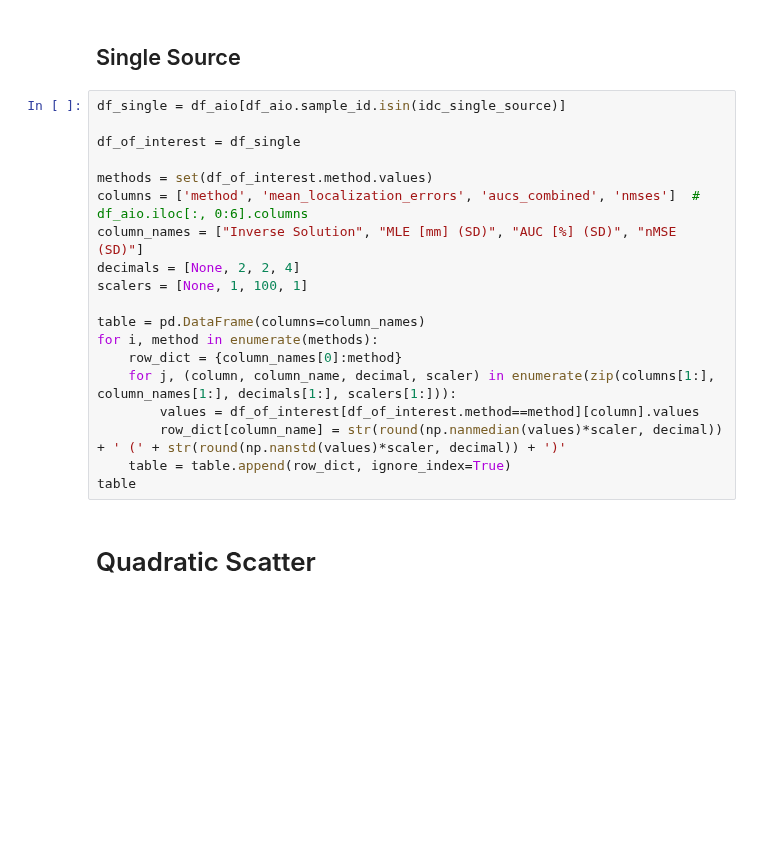
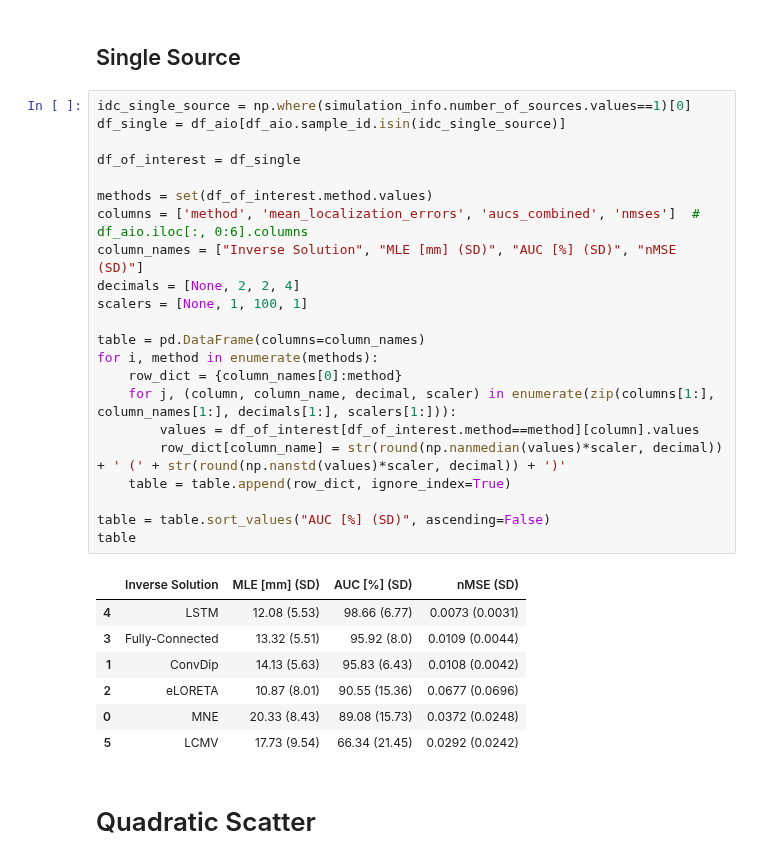
Before and after one commit to LukeTheHecker/esinet, a Jupyter notebook: evaluate/evaluate_viz_only.ipynb, the cells around one changed output. Drawn from its saved outputs; the diff is of its cells as text; blank space fills up the shorter version.

```diff
--- a/evaluate/evaluate_viz_only.ipynb
+++ b/evaluate/evaluate_viz_only.ipynb
@@ -305,24 +297,35 @@ table
 # %% [markdown]
 ## Single Source
 # %%
+idc_single_source = np.where(simulation_info.number_of_sources.values==1)[0]
 df_single = df_aio[df_aio.sample_id.isin(idc_single_source)]
 
 df_of_interest = df_single
 
 methods = set(df_of_interest.method.values)
 columns = ['method', 'mean_localization_errors', 'aucs_combined', 'nmses']  # df_aio.iloc[:, 0:6].columns
 column_names = ["Inverse Solution", "MLE [mm] (SD)", "AUC [%] (SD)", "nMSE (SD)"]
 decimals = [None, 2, 2, 4]
 scalers = [None, 1, 100, 1]
 
 table = pd.DataFrame(columns=column_names)
 for i, method in enumerate(methods):
     row_dict = {column_names[0]:method}
     for j, (column, column_name, decimal, scaler) in enumerate(zip(columns[1:], column_names[1:], decimals[1:], scalers[1:])):
         values = df_of_interest[df_of_interest.method==method][column].values
         row_dict[column_name] = str(round(np.nanmedian(values)*scaler, decimal)) + ' (' + str(round(np.nanstd(values)*scaler, decimal)) + ')'
     table = table.append(row_dict, ignore_index=True)
+
+table = table.sort_values("AUC [%] (SD)", ascending=False)
 table
+# %% [output]
+|  | Inverse Solution | MLE [mm] (SD) | AUC [%] (SD) | nMSE (SD) |
+| 4 | LSTM | 12.08 (5.53) | 98.66 (6.77) | 0.0073 (0.0031) |
+| 3 | Fully-Connected | 13.32 (5.51) | 95.92 (8.0) | 0.0109 (0.0044) |
+| 1 | ConvDip | 14.13 (5.63) | 95.83 (6.43) | 0.0108 (0.0042) |
+| 2 | eLORETA | 10.87 (8.01) | 90.55 (15.36) | 0.0677 (0.0696) |
+| 0 | MNE | 20.33 (8.43) | 89.08 (15.73) | 0.0372 (0.0248) |
+| 5 | LCMV | 17.73 (9.54) | 66.34 (21.45) | 0.0292 (0.0242) |
 # %% [markdown]
 # Quadratic Scatter
 # %%
```
Also changed, not shown: parts of 8 cells of this notebook, 6 other files.
